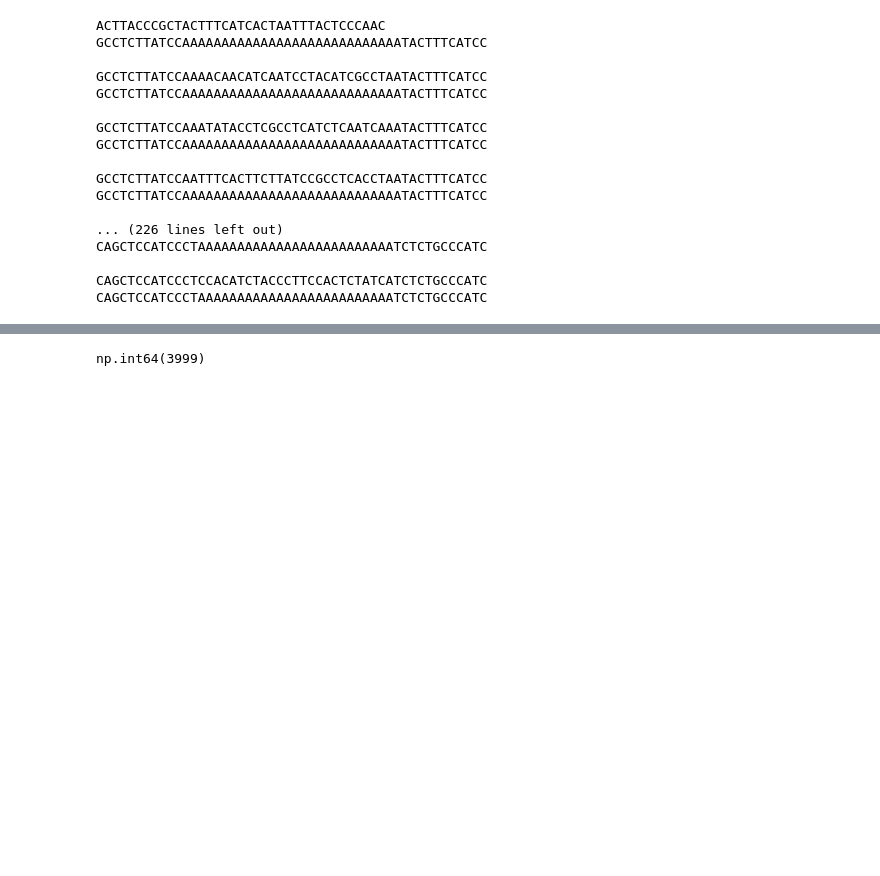
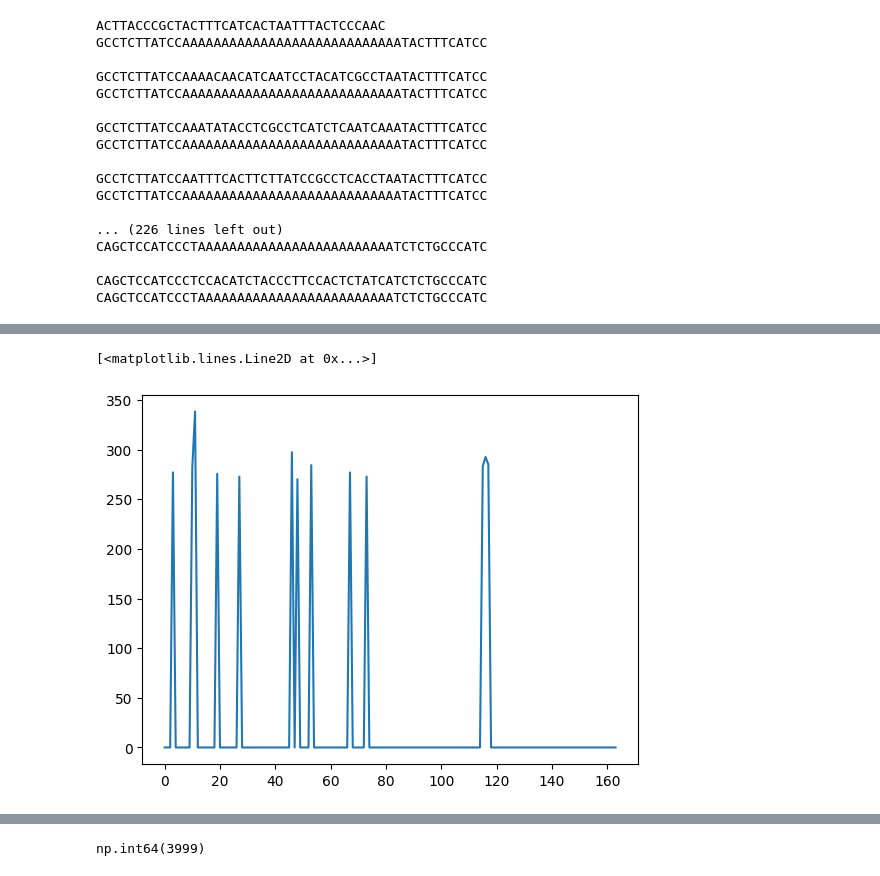
Before and after one commit to Parvfect/DSP, a Jupyter notebook: experimentation.ipynb, the cells around one changed output, grey strips where cells are left out. Drawn from its saved outputs; the diff is of its cells as text; code cells hidden in the pictures; blank space fills up the shorter version.

```diff
--- a/experimentation.ipynb
+++ b/experimentation.ipynb
@@ -191,4 +97,4 @@ rev_spacers
 # %%
 library_df = pd.read_csv("data\completed_library.csv")
 # %%
-seqs = library_df['Sequence']
+seqs = library_df['Sequence'].tolist()
@@ -245,0 +205,23 @@ _, data = get_data_from_fast5(r"C:\Users\Parv\Doc\HelixWorks\Basecalling\squigul
+# %%
+def create_motif_payload_sequence(data_squiggle):
+    motif_signal_positions = []
+    max_match_scores = []
+
+    n_padded = len(data_squiggle) + 405
+
+    get_fft = lambda x: np.fft.fft(clean_signal(x), n_padded)
+
+    data_fft = get_fft(data_squiggle)
+    fft_motifs = [get_fft(motif) for motif in motif_data]
+
+    for motif_index, motif in enumerate(fft_motifs):
+        corr = np.real(np.fft.ifft(
+            data_fft * np.conj(motif)))
+
+        best_position = np.argmax(corr)
+        best_match_score = np.max(corr)
+
+        motif_signal_positions.append(best_position)
+        max_match_scores.append(best_match_score)
+
+    return motif_signal_positions, max_match_scores
@@ -246,2 +232,2 @@ _, data = get_data_from_fast5(r"C:\Users\Parv\Doc\HelixWorks\Basecalling\squigul
 # %%
-spacer_rep = clean_signal(data[0])
+motif_signal_positions, max_match_scores = create_motif_payload_sequence(data_arr[0])
@@ -260,0 +284,5 @@ array([-0.34175079,  0.28403577,  0.48928728,  0.37105904,  0.02640637,
+# %%
+plt.plot([i if i > 270 else 0 for i in max_match_scores])
+# %% [output]
+[<matplotlib.lines.Line2D at 0x...>]
+[figure, added]
```
Also changed, not shown: parts of 55 cells of this notebook.
